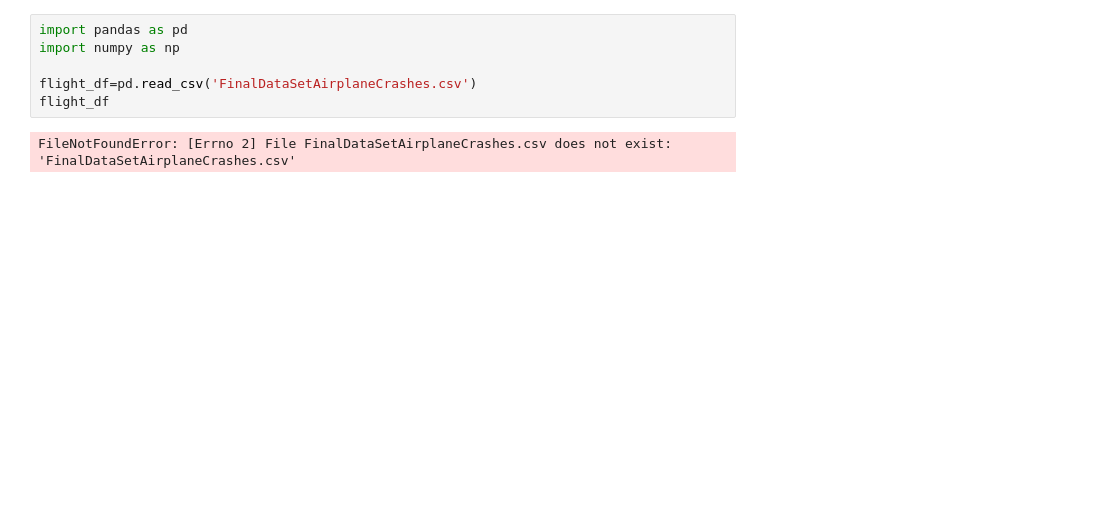
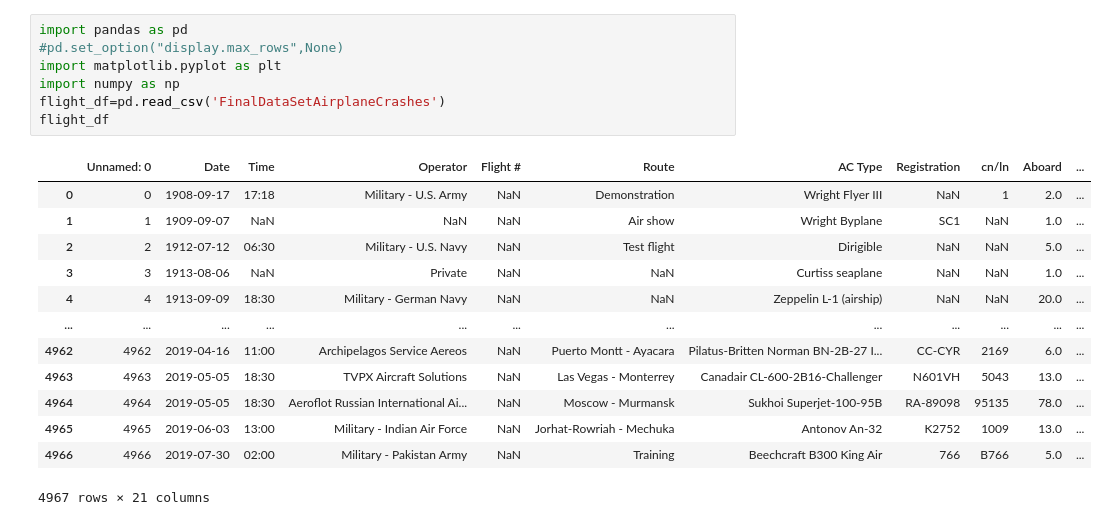
Before and after one commit to nahidfarzad8751/project_one, a Jupyter notebook: Nahid.ipynb, the cells around one changed output. Drawn from its saved outputs; the diff is of its cells as text; blank space fills up the shorter version.

```diff
--- a/Nahid.ipynb
+++ b/Nahid.ipynb
@@ -1,8 +1,21 @@
 # %%
 import pandas as pd
+#pd.set_option("display.max_rows",None)
+import matplotlib.pyplot as plt
 import numpy as np
-
-flight_df=pd.read_csv('FinalDataSetAirplaneCrashes.csv')
+flight_df=pd.read_csv('FinalDataSetAirplaneCrashes')
 flight_df
 # %% [output]
+|  | Unnamed: 0 | Date | Time | Operator | Flight # | Route | AC Type | Registration | cn/ln | Aboard | ... |
+| 0 | 0 | 1908-09-17 | 17:18 | Military - U.S. Army | NaN | Demonstration | Wright Flyer III | NaN | 1 | 2.0 | ... |
+| 1 | 1 | 1909-09-07 | NaN | NaN | NaN | Air show | Wright Byplane | SC1 | NaN | 1.0 | ... |
+| 2 | 2 | 1912-07-12 | 06:30 | Military - U.S. Navy | NaN | Test flight | Dirigible | NaN | NaN | 5.0 | ... |
+| 3 | 3 | 1913-08-06 | NaN | Private | NaN | NaN | Curtiss seaplane | NaN | NaN | 1.0 | ... |
+| 4 | 4 | 1913-09-09 | 18:30 | Military - German Navy | NaN | NaN | Zeppelin L-1 (airship) | NaN | NaN | 20.0 | ... |
+| ... | ... | ... | ... | ... | ... | ... | ... | ... | ... | ... | ... |
+| 4962 | 4962 | 2019-04-16 | 11:00 | Archipelagos Service Aereos | NaN | Puerto Montt - Ayacara | Pilatus-Britten Norman BN-2B-27 I... | CC-CYR | 2169 | 6.0 | ... |
+| 4963 | 4963 | 2019-05-05 | 18:30 | TVPX Aircraft Solutions | NaN | Las Vegas - Monterrey | Canadair CL-600-2B16-Challenger | N601VH | 5043 | 13.0 | ... |
+| 4964 | 4964 | 2019-05-05 | 18:30 | Aeroflot Russian International Ai... | NaN | Moscow - Murmansk | Sukhoi Superjet-100-95B | RA-89098 | 95135 | 78.0 | ... |
+| 4965 | 4965 | 2019-06-03 | 13:00 | Military - Indian Air Force | NaN | Jorhat-Rowriah - Mechuka | Antonov An-32 | K2752 | 1009 | 13.0 | ... |
+| 4966 | 4966 | 2019-07-30 | 02:00 | Military - Pakistan Army | NaN | Training | Beechcraft B300 King Air | 766 | B766 | 5.0 | ... |
-FileNotFoundError: [Errno 2] File FinalDataSetAirplaneCrashes.csv does not exist: 'FinalDataSetAirplaneCrashes.csv'
+4967 rows × 21 columns
```
Also changed, not shown: parts of 17 cells of this notebook, 1 other file.
